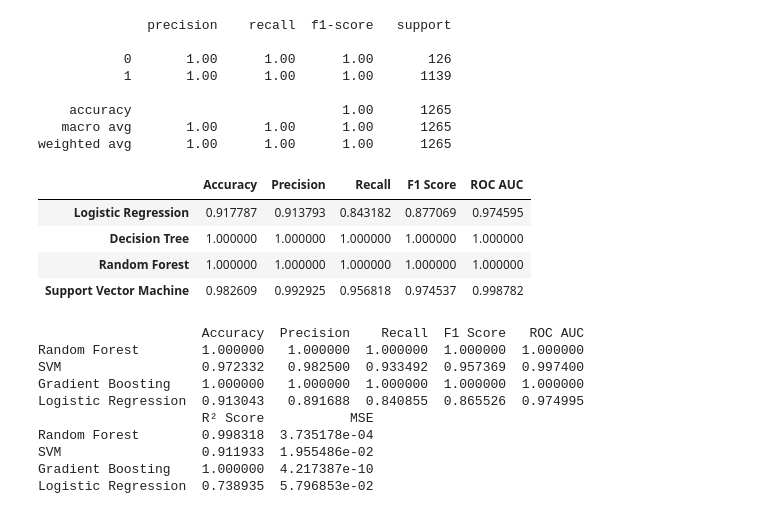
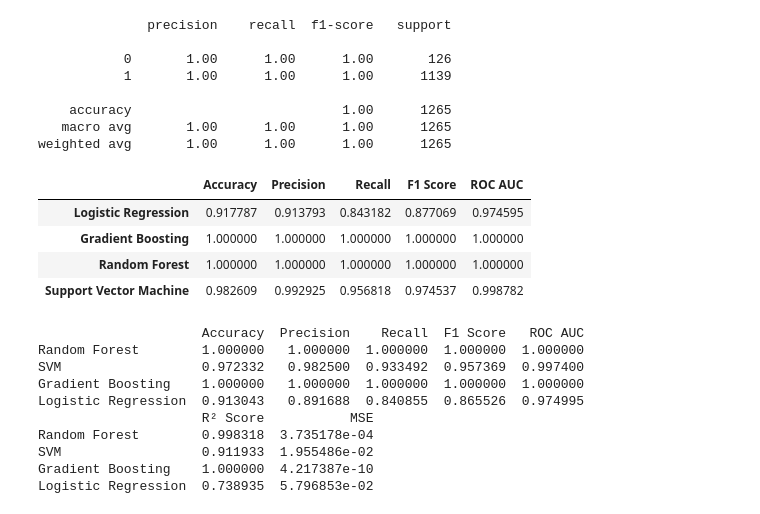
Before and after one commit to Palak-bansal-26/Natural-Disaster-Prediction, a Jupyter notebook: AvalanchePrediction.ipynb, the cells around one changed output. Cells and saved outputs as stored; diff of their text form; code cells hidden in the pictures.

```diff
--- a/AvalanchePrediction.ipynb
+++ b/AvalanchePrediction.ipynb
@@ -320,7 +320,7 @@ X_test_scaled = scaler.transform(X_test)
 # Initialize the models
 models = {
     'Logistic Regression': LogisticRegression(random_state=42),
-    'Decision Tree': DecisionTreeClassifier(random_state=42),
+    'Gradient Boosting': GradientBoostingClassifier(random_state=42),
     'Random Forest': RandomForestClassifier(random_state=42),
     'Support Vector Machine': SVC(random_state=42, probability=True)
 }
@@ -329,34 +329,34 @@ models = {
 model_performance = {}
 
 # Train and evaluate each model
 for name, model in models.items():
     model.fit(X_train_scaled, y_train)
     y_pred = model.predict(X_test_scaled)
     y_proba = model.predict_proba(X_test_scaled)[:, 1] if hasattr(model, "predict_proba") else None
 
     # Calculate performance metrics
     accuracy = accuracy_score(y_test, y_pred)
     precision = precision_score(y_test, y_pred)
     recall = recall_score(y_test, y_pred)
     f1 = f1_score(y_test, y_pred)
     roc_auc = roc_auc_score(y_test, y_proba) if y_proba is not None else None
 
     # Store the results
     model_performance[name] = {
         'Accuracy': accuracy,
         'Precision': precision,
         'Recall': recall,
         'F1 Score': f1,
         'ROC AUC': roc_auc
     }
 
 # Convert the results to a DataFrame for easier comparison
 performance_df = pd.DataFrame(model_performance).T
 performance_df
 # %% [output]
 |  | Accuracy | Precision | Recall | F1 Score | ROC AUC |
 | Logistic Regression | 0.917787 | 0.913793 | 0.843182 | 0.877069 | 0.974595 |
-| Decision Tree | 1.000000 | 1.000000 | 1.000000 | 1.000000 | 1.000000 |
+| Gradient Boosting | 1.000000 | 1.000000 | 1.000000 | 1.000000 | 1.000000 |
 | Random Forest | 1.000000 | 1.000000 | 1.000000 | 1.000000 | 1.000000 |
 | Support Vector Machine | 0.982609 | 0.992925 | 0.956818 | 0.974537 | 0.998782 |
 # %%
```
